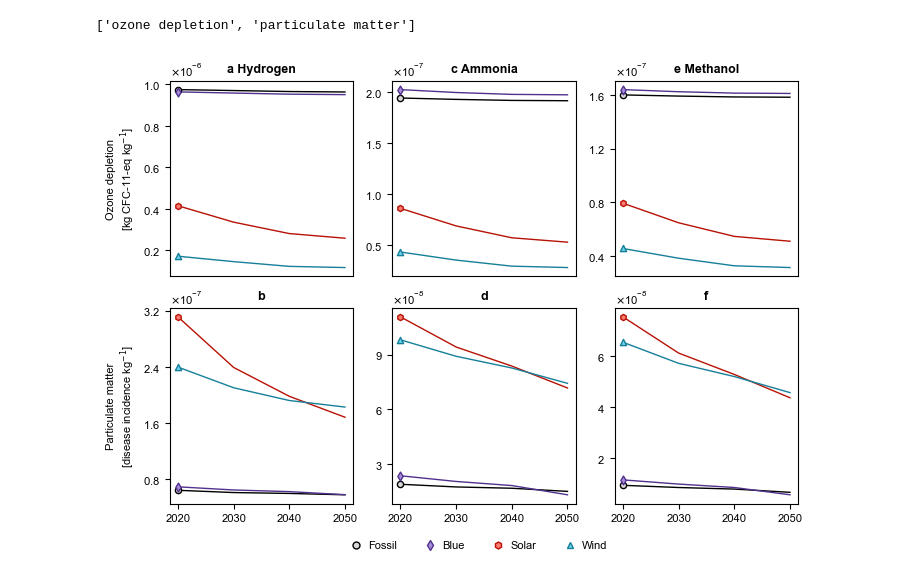
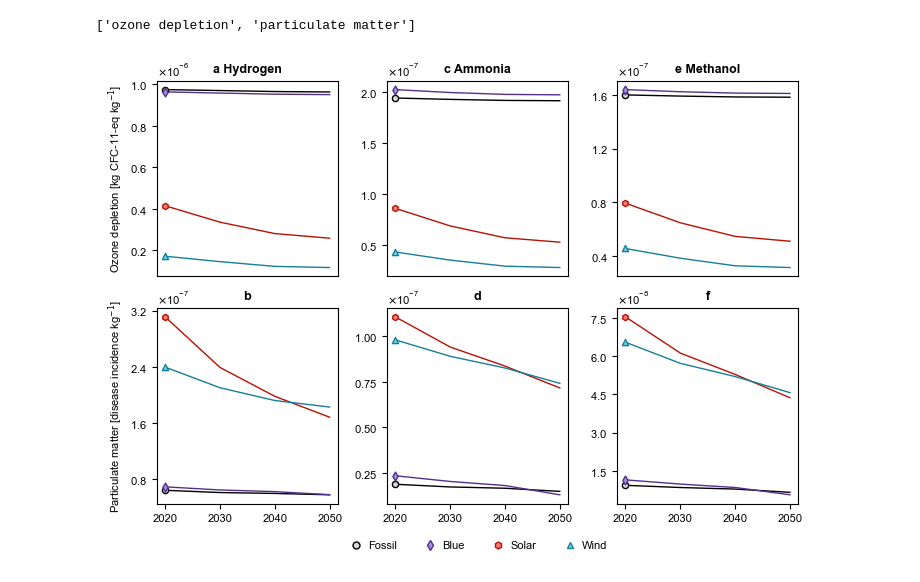
Before and after one commit to abhix2704/Prospective-LCA, a Jupyter notebook: Code/burdenShiftingMainPlots.ipynb, the cells around one changed output. Cells and saved outputs as stored; diff of their text form; code cells hidden in the pictures.

Commit message:
Figure 3 fixed

```diff
--- a/Code/burdenShiftingMainPlots.ipynb
+++ b/Code/burdenShiftingMainPlots.ipynb
@@ -654,9 +654,9 @@ for i in range(0, len(impactCategoriesMain)):
                               marker = '^', facecolor = '#6DD2EA', edgecolors = '#167F99', zorder = 1)
 
     if i == 0:
-        ax[i, 0].set_ylabel('Ozone depletion\n[kg CFC-11-eq kg$^\mathrm{-1}$]')
+        ax[i, 0].set_ylabel('Ozone depletion [kg CFC-11-eq kg$^\mathrm{-1}$]')
     if i == 1:
-        ax[i, 0].set_ylabel('Particulate matter\n[disease incidence kg$^\mathrm{-1}$]')
+        ax[i, 0].set_ylabel('Particulate matter [disease incidence kg$^\mathrm{-1}$]')
 
     ax[0, 0].set_title('a Hydrogen', fontweight = 'bold', fontsize = fontsize_title)
     ax[0, 1].set_title('c Ammonia', fontweight = 'bold', fontsize = fontsize_title)
@@ -669,31 +669,33 @@ for i in range(0, 2):
     for j in range(0, 3):
         if i < 1:
             ax[i, j].set_xticks([])
         ax[i, j].yaxis.set_major_locator(MaxNLocator(4))
         ax[i, j].yaxis.set_major_formatter(ticker.ScalarFormatter(useMathText = True))
         ax[i, j].ticklabel_format(axis = 'y', style = 'sci', scilimits = (0, 0))
 
 ax[0, 0].yaxis.set_major_locator(MaxNLocator(5))
+ax[1, 1].yaxis.set_major_locator(MaxNLocator(5))
+ax[1, 2].yaxis.set_major_locator(MaxNLocator(6))
 
 legend_elements2 = [Line2D([0], [0], marker = 'o', color = "none",
                                              markerfacecolor ='#d8d8d8', markeredgecolor = "black",
                                              label = 'Fossil', markersize = 5),
                    Line2D([0], [0], marker = 'd', color = "none",
                                              markerfacecolor ='#A78DD8', markeredgecolor = "#52318E",
                                              label = 'Blue', markersize = 5),
                    Line2D([0], [0], marker = 'h', color = "none",
                                              markerfacecolor ='#FB7B71', markeredgecolor = "#B71205",
                                              label = 'Solar', markersize = 5),
                    Line2D([0], [0], marker = '^', color = "none",
                                              markerfacecolor ='#6DD2EA', markeredgecolor = "#167F99",
                                              label = 'Wind', markersize = 5),]
 
 legend1 = fig.legend(handles = legend_elements2, frameon = False, loc = "upper center", ncol = 4,
           prop={"size":8}, bbox_to_anchor=(0.53, 0.01), handletextpad = 0.1)
 
 plotPathPNG = os.path.join('..', 'Plots', 'Phase 2', 'Burden shifting', 'All absolute image SSP2 GLO main.png')
 plotPathSVG = os.path.join('..', 'Plots', 'Phase 2', 'Burden shifting', 'All absolute image SSP2 GLO main.svg')
 plt.savefig(plotPathPNG, dpi = 600, format = 'png', bbox_inches = 'tight', facecolor = 'w')
 plt.savefig(plotPathSVG, dpi = 600, format = 'svg', bbox_inches = 'tight', facecolor = 'w')
 # %% [output]
-[figure, old version]
+[figure, new version]
```
Also changed, not shown: 5 other files.
